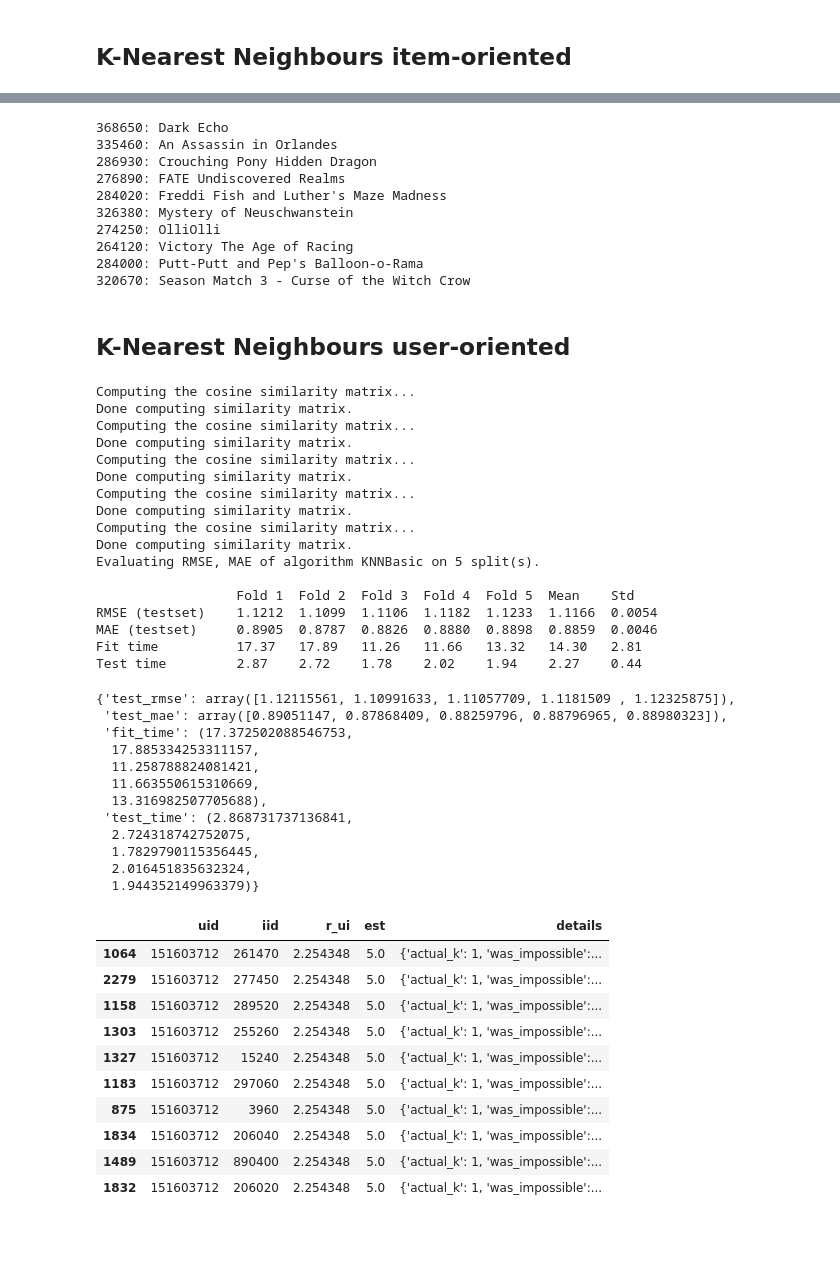
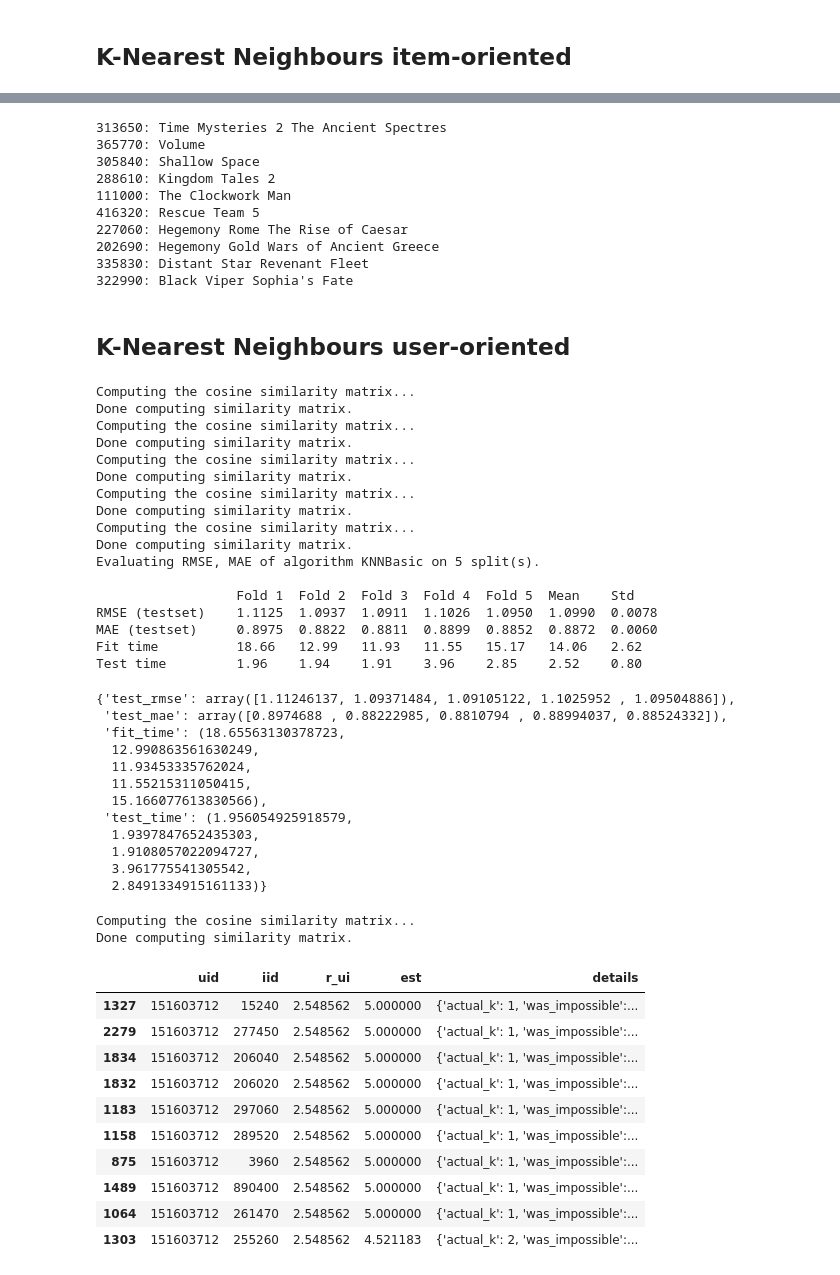
Before and after one commit to ikarampinis/Game-Recommender-System---Diploma-thesis, a Jupyter notebook: code/collaborative_filtering.ipynb, the cells around one changed output, grey strips where cells are left out. Saved outputs shown, nothing was run; the diff lists cells and outputs as text; code cells hidden in the pictures; blank space fills up the shorter version.

```diff
--- a/code/collaborative_filtering.ipynb
+++ b/code/collaborative_filtering.ipynb
@@ -327,7 +336,7 @@ for rec in rec_list:
 from surprise import KNNBasic
 # %%
 sim_options = {'name': 'cosine', 'user_based': False} # compute  similarities between items
-knn = KNNBasic(sim_options=sim_options)
+knn = KNNWithMeans(k=30, sim_options=sim_options)
 # Run 5-fold cross-validation and print results
 cross_validate(knn, data, measures=['RMSE', 'MAE'], cv=5, verbose=True)
 # %% [output]
@@ -363,4 +372,5 @@ Test time         0.74    0.62    0.64    0.62    0.60    0.64    0.05
 # %%
+knn.fit(trainset)
 predictions = knn.test(anti_testset_user)
 pred = pd.DataFrame(predictions)
 pred.sort_values(by=['est'],inplace=True,ascending = False)
@@ -397,21 +409,21 @@ idx_to_game = {idx: game for game, idx in game_id.items()}
 for rec in rec_list:
     print(str(rec)+":",idx_to_game[rec])
 # %% [output]
-368650: Dark Echo
-335460: An Assassin in Orlandes
-286930: Crouching Pony Hidden Dragon
-276890: FATE Undiscovered Realms
-284020: Freddi Fish and Luther's Maze Madness
-326380: Mystery of Neuschwanstein
-274250: OlliOlli
-264120: Victory The Age of Racing
-284000: Putt-Putt and Pep's Balloon-o-Rama
-320670: Season Match 3 - Curse of the Witch Crow
+313650: Time Mysteries 2 The Ancient Spectres
+365770: Volume
+305840: Shallow Space
+288610: Kingdom Tales 2
+111000: The Clockwork Man
+416320: Rescue Team 5
+227060: Hegemony Rome The Rise of Caesar
+202690: Hegemony Gold Wars of Ancient Greece
+335830: Distant Star Revenant Fleet
+322990: Black Viper Sophia's Fate
 # %% [markdown]
 ## K-Nearest Neighbours user-oriented
 # %%
 sim_options = {'name': 'cosine', 'user_based': True} # compute  similarities between users
-knn = KNNBasic(sim_options=sim_options)
+knn = KNNBasic(k=150, sim_options=sim_options)
 # Run 5-fold cross-validation and print results
 cross_validate(knn, data, measures=['RMSE', 'MAE'], cv=5, verbose=True)
 # %% [output]
@@ -428,39 +440,42 @@ Done computing similarity matrix.
 Evaluating RMSE, MAE of algorithm KNNBasic on 5 split(s).
 
                   Fold 1  Fold 2  Fold 3  Fold 4  Fold 5  Mean    Std
-RMSE (testset)    1.1212  1.1099  1.1106  1.1182  1.1233  1.1166  0.0054
-MAE (testset)     0.8905  0.8787  0.8826  0.8880  0.8898  0.8859  0.0046
-Fit time          17.37   17.89   11.26   11.66   13.32   14.30   2.81
-Test time         2.87    2.72    1.78    2.02    1.94    2.27    0.44
+RMSE (testset)    1.1125  1.0937  1.0911  1.1026  1.0950  1.0990  0.0078
+MAE (testset)     0.8975  0.8822  0.8811  0.8899  0.8852  0.8872  0.0060
+Fit time          18.66   12.99   11.93   11.55   15.17   14.06   2.62
+Test time         1.96    1.94    1.91    3.96    2.85    2.52    0.80
-{'test_rmse': array([1.12115561, 1.10991633, 1.11057709, 1.1181509 , 1.12325875]),
- 'test_mae': array([0.89051147, 0.87868409, 0.88259796, 0.88796965, 0.88980323]),
- 'fit_time': (17.372502088546753,
-  17.885334253311157,
-  11.258788824081421,
-  11.663550615310669,
-  13.316982507705688),
- 'test_time': (2.868731737136841,
-  2.724318742752075,
-  1.7829790115356445,
-  2.016451835632324,
-  1.944352149963379)}
+{'test_rmse': array([1.11246137, 1.09371484, 1.09105122, 1.1025952 , 1.09504886]),
+ 'test_mae': array([0.8974688 , 0.88222985, 0.8810794 , 0.88994037, 0.88524332]),
+ 'fit_time': (18.65563130378723,
+  12.990863561630249,
+  11.93453335762024,
+  11.55215311050415,
+  15.166077613830566),
+ 'test_time': (1.956054925918579,
+  1.9397847652435303,
+  1.9108057022094727,
+  3.961775541305542,
+  2.8491334915161133)}
 # %%
+knn.fit(trainset)
 predictions = knn.test(anti_testset_user)
 pred = pd.DataFrame(predictions)
 pred.sort_values(by=['est'],inplace=True,ascending = False)
 pred.head(10)
 # %% [output]
+Computing the cosine similarity matrix...
+Done computing similarity matrix.
 |  | uid | iid | r_ui | est | details |
-| 1064 | 151603712 | 261470 | 2.254348 | 5.0 | {'actual_k': 1, 'was_impossible':... |
-| 2279 | 151603712 | 277450 | 2.254348 | 5.0 | {'actual_k': 1, 'was_impossible':... |
-| 1158 | 151603712 | 289520 | 2.254348 | 5.0 | {'actual_k': 1, 'was_impossible':... |
-| 1303 | 151603712 | 255260 | 2.254348 | 5.0 | {'actual_k': 1, 'was_impossible':... |
-| 1327 | 151603712 | 15240 | 2.254348 | 5.0 | {'actual_k': 1, 'was_impossible':... |
-| 1183 | 151603712 | 297060 | 2.254348 | 5.0 | {'actual_k': 1, 'was_impossible':... |
-| 875 | 151603712 | 3960 | 2.254348 | 5.0 | {'actual_k': 1, 'was_impossible':... |
-| 1834 | 151603712 | 206040 | 2.254348 | 5.0 | {'actual_k': 1, 'was_impossible':... |
-| 1489 | 151603712 | 890400 | 2.254348 | 5.0 | {'actual_k': 1, 'was_impossible':... |
-| 1832 | 151603712 | 206020 | 2.254348 | 5.0 | {'actual_k': 1, 'was_impossible':... |
+| 1327 | 151603712 | 15240 | 2.548562 | 5.000000 | {'actual_k': 1, 'was_impossible':... |
+| 2279 | 151603712 | 277450 | 2.548562 | 5.000000 | {'actual_k': 1, 'was_impossible':... |
+| 1834 | 151603712 | 206040 | 2.548562 | 5.000000 | {'actual_k': 1, 'was_impossible':... |
+| 1832 | 151603712 | 206020 | 2.548562 | 5.000000 | {'actual_k': 1, 'was_impossible':... |
+| 1183 | 151603712 | 297060 | 2.548562 | 5.000000 | {'actual_k': 1, 'was_impossible':... |
+| 1158 | 151603712 | 289520 | 2.548562 | 5.000000 | {'actual_k': 1, 'was_impossible':... |
+| 875 | 151603712 | 3960 | 2.548562 | 5.000000 | {'actual_k': 1, 'was_impossible':... |
+| 1489 | 151603712 | 890400 | 2.548562 | 5.000000 | {'actual_k': 1, 'was_impossible':... |
+| 1064 | 151603712 | 261470 | 2.548562 | 5.000000 | {'actual_k': 1, 'was_impossible':... |
+| 1303 | 151603712 | 255260 | 2.548562 | 4.521183 | {'actual_k': 2, 'was_impossible':... |
 # %%
 rec_list = pred.head(10)['iid'].to_list()
 rec_list
```
Also changed, not shown: parts of 32 cells of this notebook, 2 other files.
